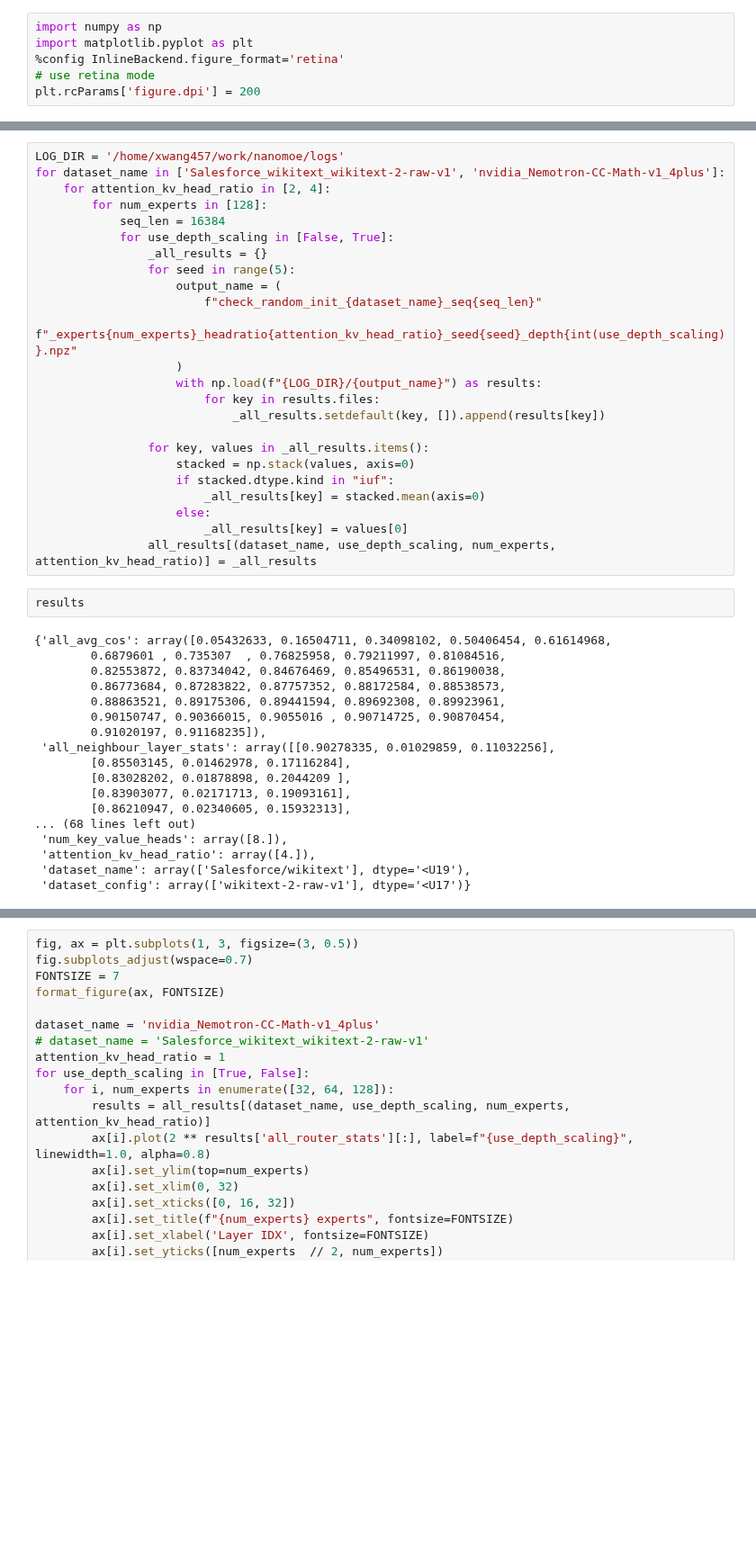
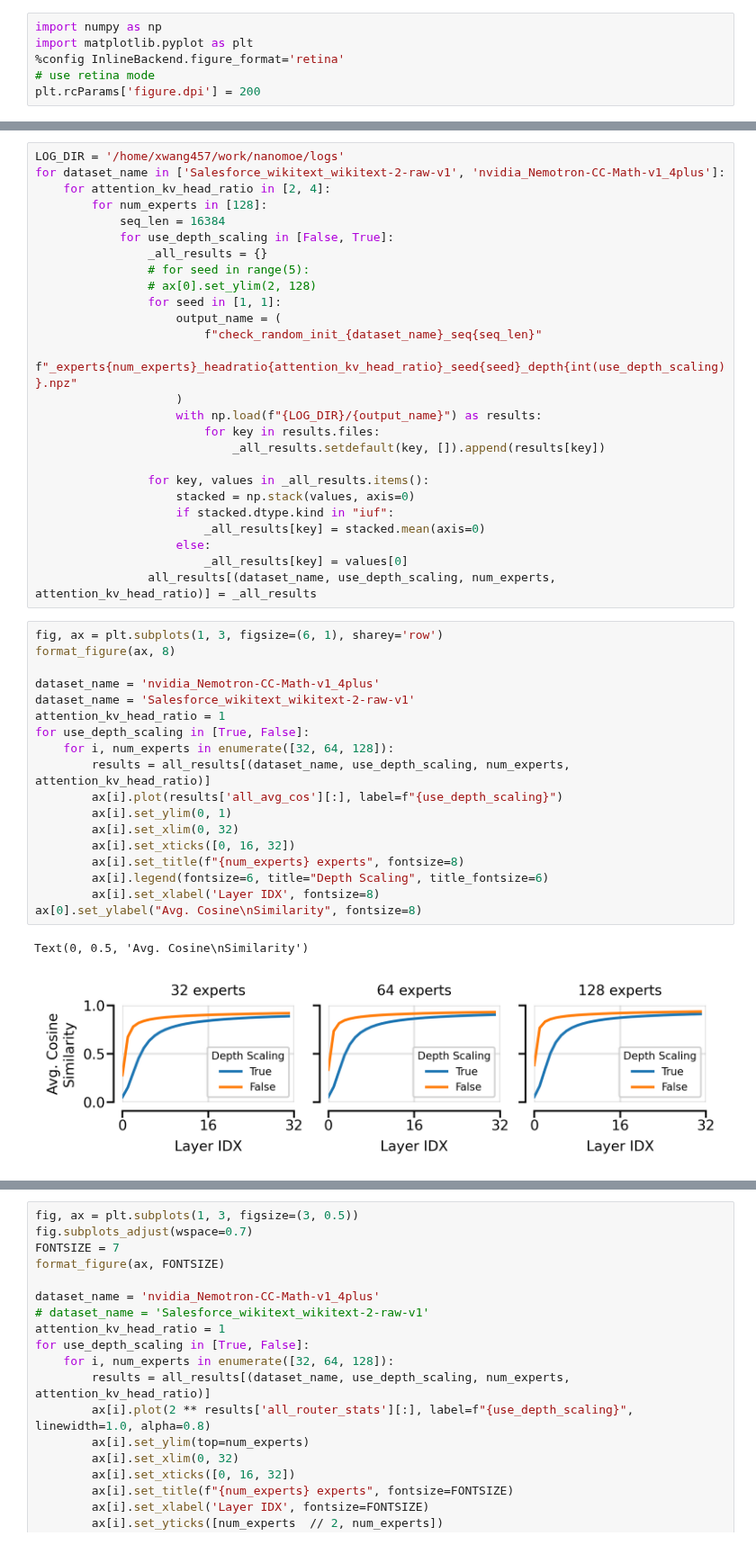
Before and after one commit to nano-moe/nanomoe, a Jupyter notebook: notebook/random_init_results_viz.ipynb, the cells around one changed output, grey strips where cells are left out. Shown at 90% size. Drawn from its saved outputs; the diff is of its cells as text; blank space fills up the shorter version.

```diff
--- a/notebook/random_init_results_viz.ipynb
+++ b/notebook/random_init_results_viz.ipynb
@@ -71,7 +72,9 @@ for dataset_name in ['Salesforce_wikitext_wikitext-2-raw-v1', 'nvidia_Nemotron-C
             seq_len = 16384
             for use_depth_scaling in [False, True]:
                 _all_results = {}
-                for seed in range(5):
+                # for seed in range(5):
+                # ax[0].set_ylim(2, 128)
+                for seed in [1, 1]:
                     output_name = (
                         f"check_random_init_{dataset_name}_seq{seq_len}"
                         f"_experts{num_experts}_headratio{attention_kv_head_ratio}_seed{seed}_depth{int(use_depth_scaling)}.npz"
@@ -87,24 +90,25 @@ for dataset_name in ['Salesforce_wikitext_wikitext-2-raw-v1', 'nvidia_Nemotron-C
                     else:
                         _all_results[key] = values[0]
                 all_results[(dataset_name, use_depth_scaling, num_experts, attention_kv_head_ratio)] = _all_results
-# %%
-results
-# %% [output]
-{'all_avg_cos': array([0.05432633, 0.16504711, 0.34098102, 0.50406454, 0.61614968,
-        0.6879601 , 0.735307  , 0.76825958, 0.79211997, 0.81084516,
-        0.82553872, 0.83734042, 0.84676469, 0.85496531, 0.86190038,
-        0.86773684, 0.87283822, 0.87757352, 0.88172584, 0.88538573,
-        0.88863521, 0.89175306, 0.89441594, 0.89692308, 0.89923961,
-        0.90150747, 0.90366015, 0.9055016 , 0.90714725, 0.90870454,
-        0.91020197, 0.91168235]),
- 'all_neighbour_layer_stats': array([[0.90278335, 0.01029859, 0.11032256],
-        [0.85503145, 0.01462978, 0.17116284],
-        [0.83028202, 0.01878898, 0.2044209 ],
-        [0.83903077, 0.02171713, 0.19093161],
-        [0.86210947, 0.02340605, 0.15932313],
-... (68 lines left out)
- 'num_key_value_heads': array([8.]),
- 'attention_kv_head_ratio': array([4.]),
- 'dataset_name': array(['Salesforce/wikitext'], dtype='<U19'),
- 'dataset_config': array(['wikitext-2-raw-v1'], dtype='<U17')}
+# %%
+fig, ax = plt.subplots(1, 3, figsize=(6, 1), sharey='row')
+format_figure(ax, 8)
+
+dataset_name = 'nvidia_Nemotron-CC-Math-v1_4plus'
+dataset_name = 'Salesforce_wikitext_wikitext-2-raw-v1'
+attention_kv_head_ratio = 1
+for use_depth_scaling in [True, False]:
+    for i, num_experts in enumerate([32, 64, 128]):
+        results = all_results[(dataset_name, use_depth_scaling, num_experts, attention_kv_head_ratio)]
+        ax[i].plot(results['all_avg_cos'][:], label=f"{use_depth_scaling}")
+        ax[i].set_ylim(0, 1)
+        ax[i].set_xlim(0, 32)
+        ax[i].set_xticks([0, 16, 32])
+        ax[i].set_title(f"{num_experts} experts", fontsize=8)
+        ax[i].legend(fontsize=6, title="Depth Scaling", title_fontsize=6)
+        ax[i].set_xlabel('Layer IDX', fontsize=8)
+ax[0].set_ylabel("Avg. Cosine\nSimilarity", fontsize=8)
+# %% [output]
+Text(0, 0.5, 'Avg. Cosine\nSimilarity')
+[figure, added]
 # %%
```
Also changed, not shown: parts of 4 cells of this notebook, 23 other files.
